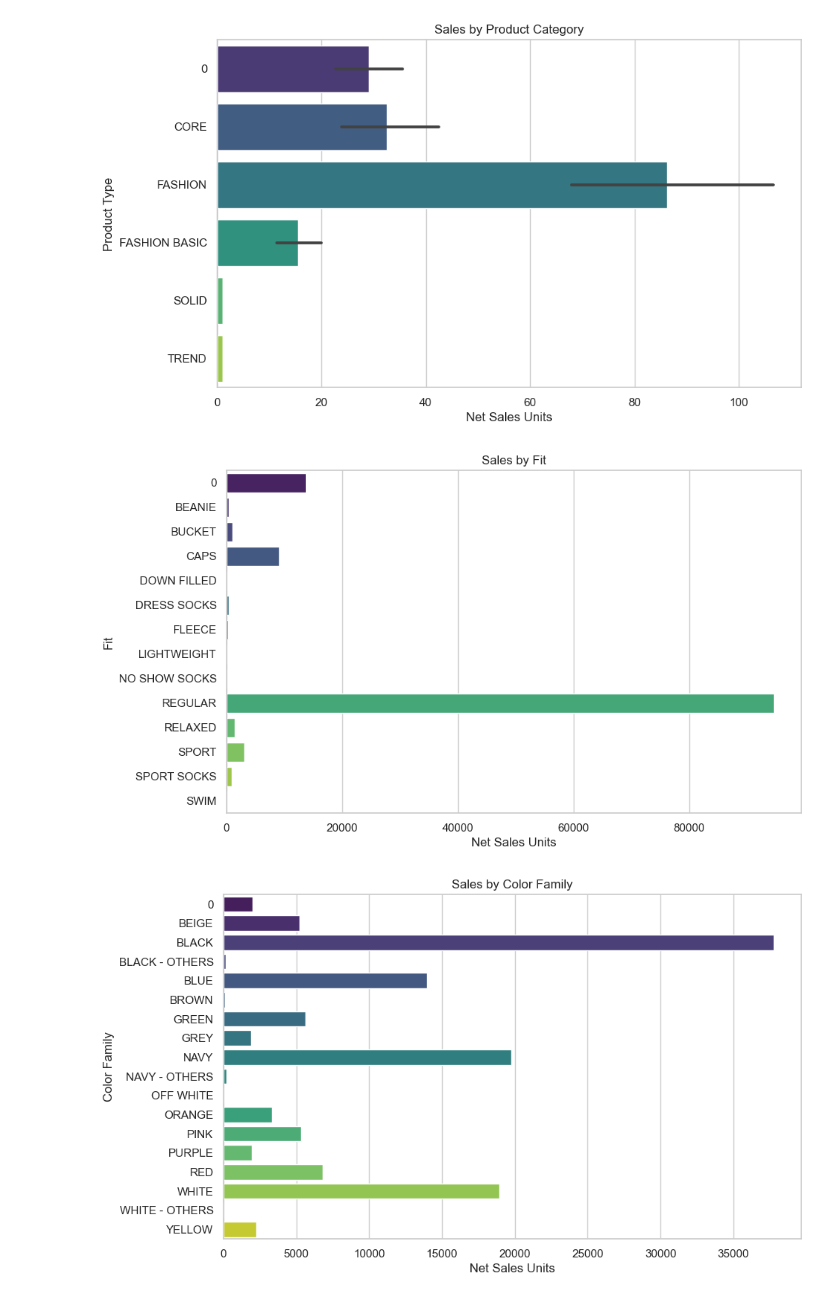
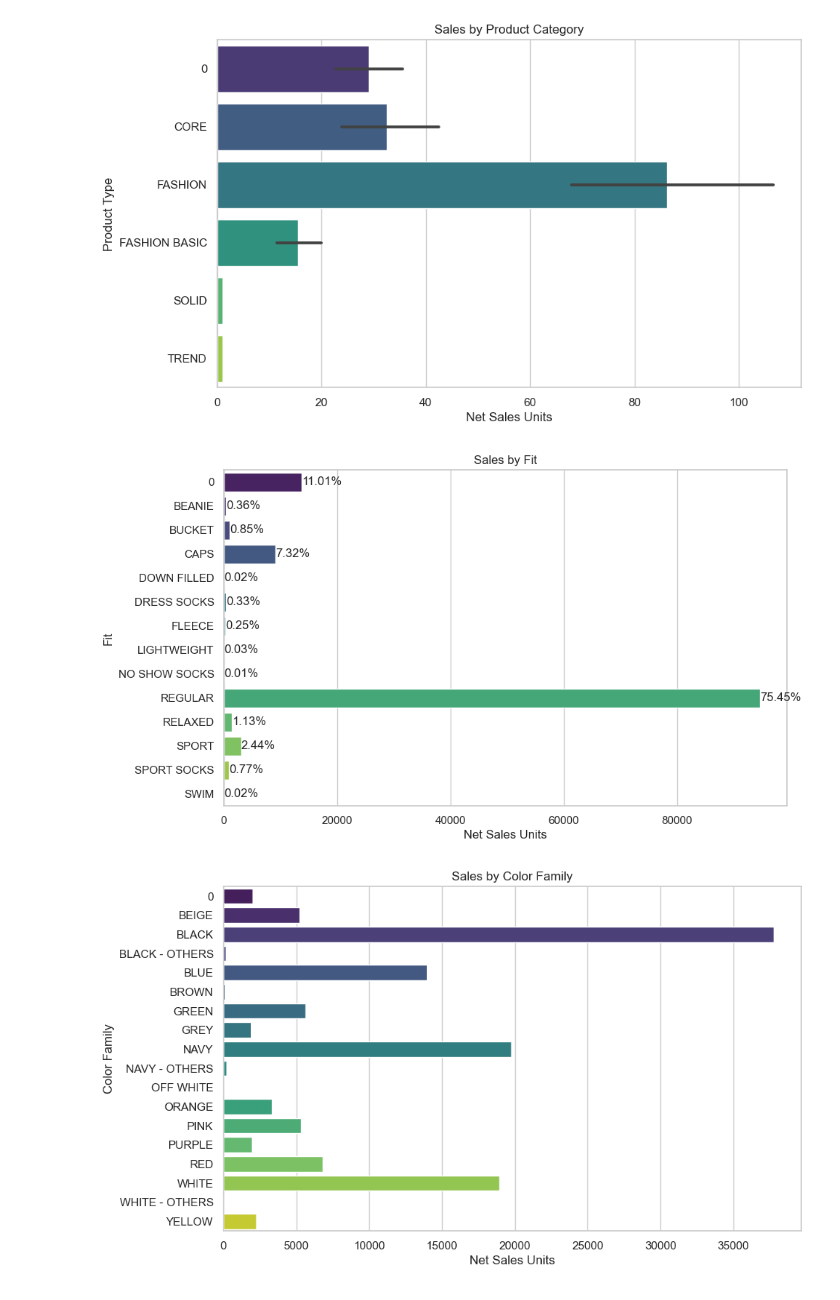
Before and after one commit to Marietagu/Analytics_Assessment, a Jupyter notebook: P2/Replies/data_analysis_product_insight.ipynb, the cells around one changed output. Saved outputs shown, nothing was run; the diff lists cells and outputs as text; code cells hidden in the pictures.

```diff
--- a/P2/Replies/data_analysis_product_insight.ipynb
+++ b/P2/Replies/data_analysis_product_insight.ipynb
@@ -129,14 +129,23 @@ plt.show()
 # %%
 # Sales by Fit
 fit_sales = merged_data.groupby('FIT')['NET_SALES_UNITS'].sum().reset_index()
+
+total_sales_units = fit_sales['NET_SALES_UNITS'].sum()
+
+fit_sales['PERCENTAGE'] = (fit_sales['NET_SALES_UNITS'] / total_sales_units) * 100
+
 plt.figure(figsize=(10, 6))
 sns.barplot(x='NET_SALES_UNITS', y='FIT', data=fit_sales, palette="viridis")
 plt.title('Sales by Fit')
 plt.xlabel('Net Sales Units')
 plt.ylabel('Fit')
+
+for index, value in enumerate(fit_sales['NET_SALES_UNITS']):
+    plt.text(value, index, f'{fit_sales["PERCENTAGE"][index]:.2f}%', va='center')
+
 plt.show()
 # %% [output]
-[figure, old version]
+[figure, new version]
 # %%
 # Sales by Color Family
 color_sales = merged_data.groupby('COLOUR_FAMILY')['NET_SALES_UNITS'].sum().reset_index()
```
Also changed, not shown: parts of 4 cells of this notebook, 1 other file.
